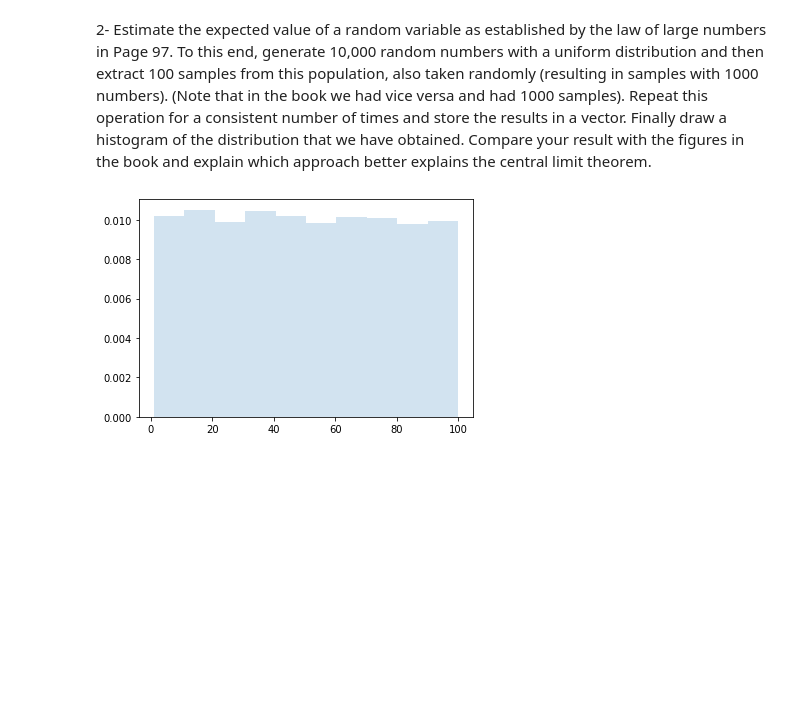
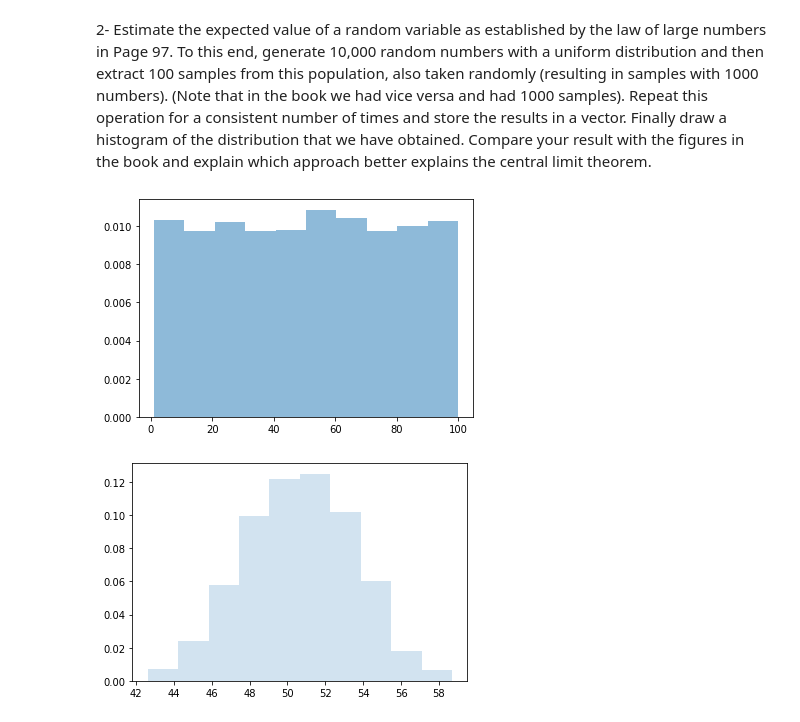
Before and after one commit to twyunting/CSC-632_Intro-to-Simulation-and-Modeling, a Jupyter notebook: homeworks/hw2/CSC-632 HW2_Coding.ipynb, the cells around one changed output. Cells and saved outputs as stored; diff of their text form; code cells hidden in the pictures; blank space fills up the shorter version.

```diff
--- a/homeworks/hw2/CSC-632 HW2_Coding.ipynb
+++ b/homeworks/hw2/CSC-632 HW2_Coding.ipynb
@@ -138,10 +136,21 @@ N = 10000 M = 7887 Pi = 3.15
 # %%
 a = 1 # the extreme small random sample in n times
 b = 100 # the extreme large random sample in n times
-n = 10000
-DataPop = list(np.random.uniform(a, b, n))
+n = 10000 # the number of the samples
+DataPop=list(np.random.uniform(a,b,n)) # generate the uniform distribution
 
-plt.hist(DataPop, density=True, histtype='stepfilled', alpha=0.2)
+plt.hist(DataPop, density = True, histtype = 'stepfilled', alpha=0.5) # plot a histogram in order to verify these samplea are following uniform distribution
+plt.show() # show the histogram
+
+SamplesMeans = []
+for i in range(0,1000):
+    DataExtracted = random.sample(DataPop,k = 100)
+    DataExtractedMean = np.mean(DataExtracted)
+    SamplesMeans.append(DataExtractedMean)
+
+plt.figure()
+plt.hist(SamplesMeans, density=True, histtype='stepfilled', alpha=0.2)
 plt.show()
 # %% [output]
-[figure, old version]
+[figure, new version]
+[figure, added]
```
Also changed, not shown: parts of 1 cell of this notebook.
